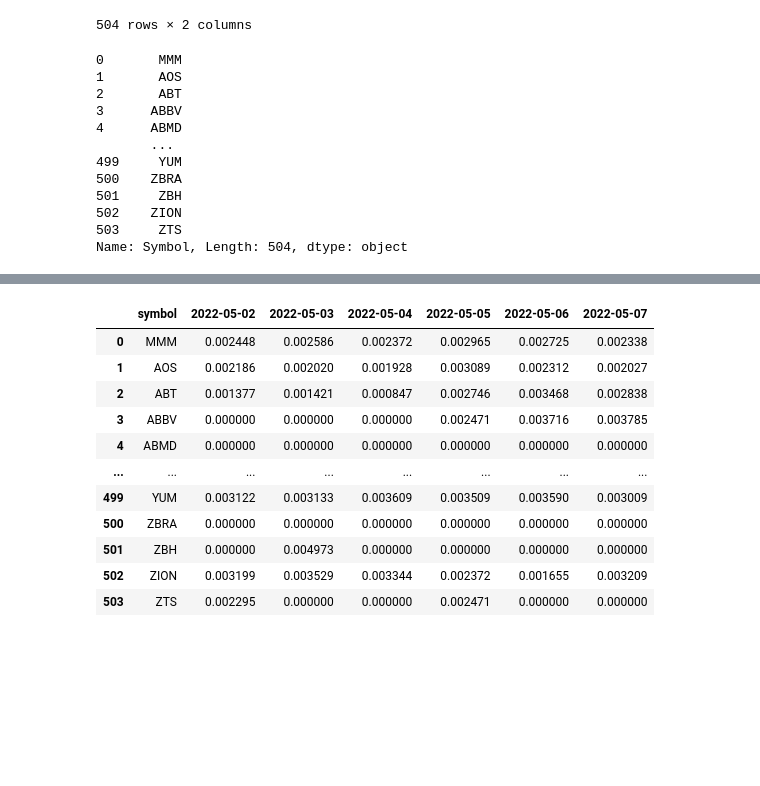
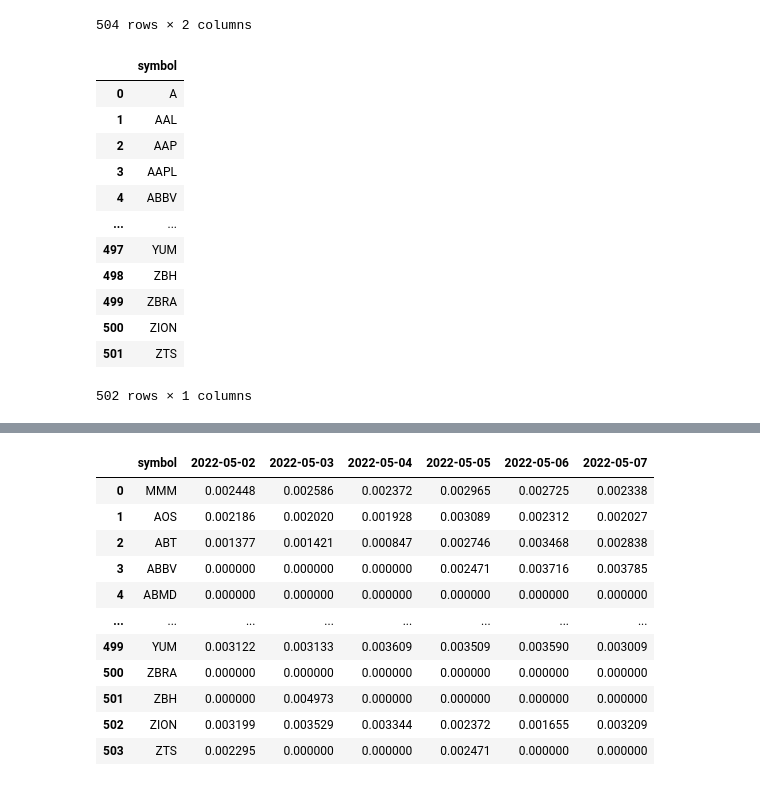
Before and after one commit to AndreasPalmgren/twitter-sentiment, a Jupyter notebook: twitter_sentiment.ipynb, the cells around one changed output, grey strips where cells are left out. Saved outputs shown, nothing was run; the diff lists cells and outputs as text; code cells hidden in the pictures; blank space fills up the shorter version.

```diff
--- a/twitter_sentiment.ipynb
+++ b/twitter_sentiment.ipynb
@@ -240,19 +277,29 @@ df_weights
 | 502 | ZION | 1 |
 | 503 | ZTS | 1 |
 504 rows × 2 columns
-# %%
-stock_list = pd.read_html('https://en.wikipedia.org/wiki/List_of_S%26P_500_companies')[0]["Symbol"]
-stock_list
-# %% [output]
-0       MMM
-1       AOS
-2       ABT
-3      ABBV
-4      ABMD
-       ...
-499     YUM
-500    ZBRA
-501     ZBH
-502    ZION
-503     ZTS
-Name: Symbol, Length: 504, dtype: object
+# %%
+sp500 = pd.read_html("https://en.wikipedia.org/wiki/List_of_S%26P_500_companies")[0]["Symbol"]
+pd.DataFrame({'symbol':sp500}).to_csv('data/stock_list.csv', index=False)
+
+stock_list = pd.read_csv('data/stock_list.csv')
+#stock_list[stock_list["symbol"]=="BRK.B"]   64
+#stock_list[stock_list["symbol"]=="BF.B"]     80
+stock_list = stock_list.drop(64)
+stock_list = stock_list.drop(80)
+stock_list = stock_list.sort_values(by=["symbol"]).reset_index(drop=True)
+stock_list.to_csv('data/stock_list.csv', index=False)
+stock_list
+# %% [output]
+|  | symbol |
+| 0 | A |
+| 1 | AAL |
+| 2 | AAP |
+| 3 | AAPL |
+| 4 | ABBV |
+| ... | ... |
+| 497 | YUM |
+| 498 | ZBH |
+| 499 | ZBRA |
+| 500 | ZION |
+| 501 | ZTS |
+502 rows × 1 columns
```
Also changed, not shown: parts of 6 cells of this notebook, 6 other files.
